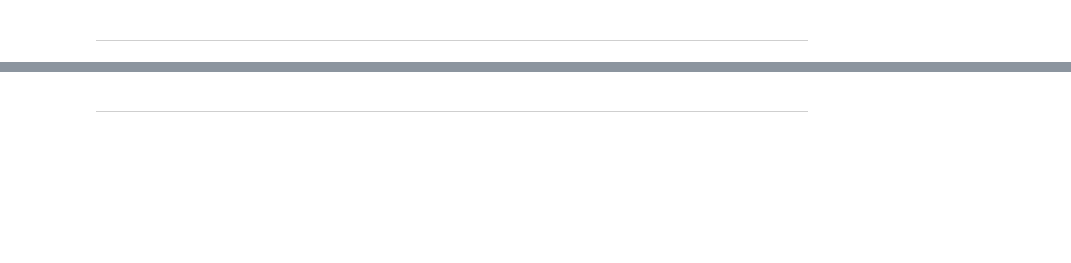
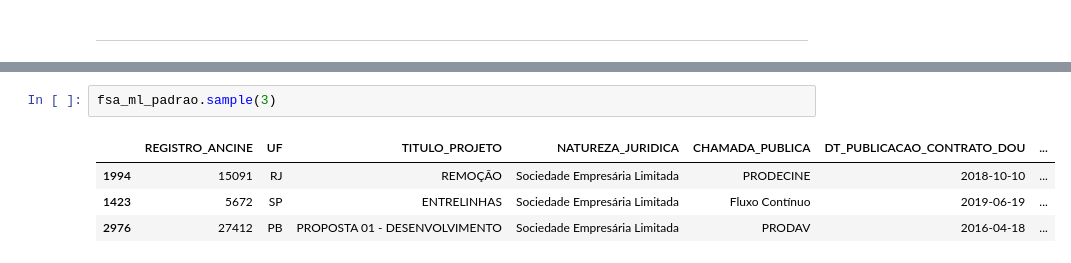
Before and after one commit to fonsecadados/AgenciaNacionalDoCinema_ANCINE, a Jupyter notebook: ANCINE_AgentesEconomicos.ipynb, the cells around one changed output, grey strips where cells are left out. Saved outputs shown, nothing was run; the diff lists cells and outputs as text; blank space fills up the shorter version.

```diff
--- a/ANCINE_AgentesEconomicos.ipynb
+++ b/ANCINE_AgentesEconomicos.ipynb
@@ -1638,2 +1387,7 @@ def plot_hist_fsa_desembolso():
-# %% [markdown]
----
+# %%
+fsa_ml_padrao.sample(3)
+# %% [output]
+|  | REGISTRO_ANCINE | UF | TITULO_PROJETO | NATUREZA_JURIDICA | CHAMADA_PUBLICA | DT_PUBLICACAO_CONTRATO_DOU | ... |
+| 1994 | 15091 | RJ | REMOÇÃO | Sociedade Empresária Limitada | PRODECINE | 2018-10-10 | ... |
+| 1423 | 5672 | SP | ENTRELINHAS | Sociedade Empresária Limitada | Fluxo Contínuo | 2019-06-19 | ... |
+| 2976 | 27412 | PB | PROPOSTA 01 - DESENVOLVIMENTO | Sociedade Empresária Limitada | PRODAV | 2016-04-18 | ... |
```
Also changed, not shown: parts of 34 cells of this notebook, 5 other files.
